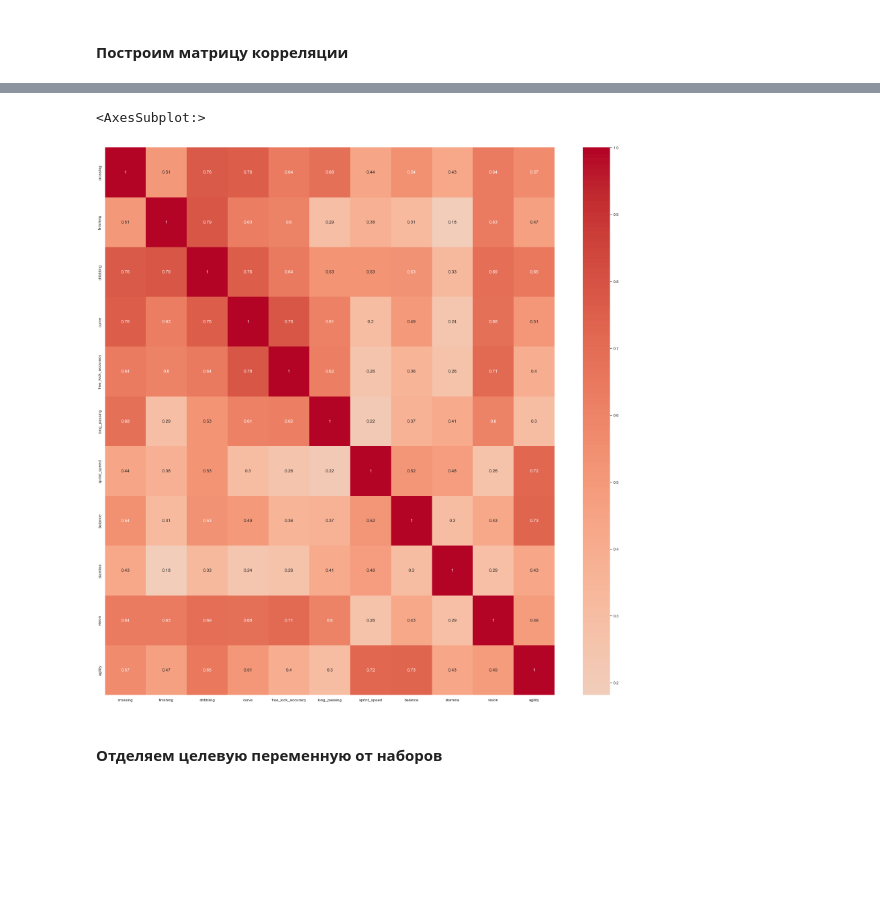
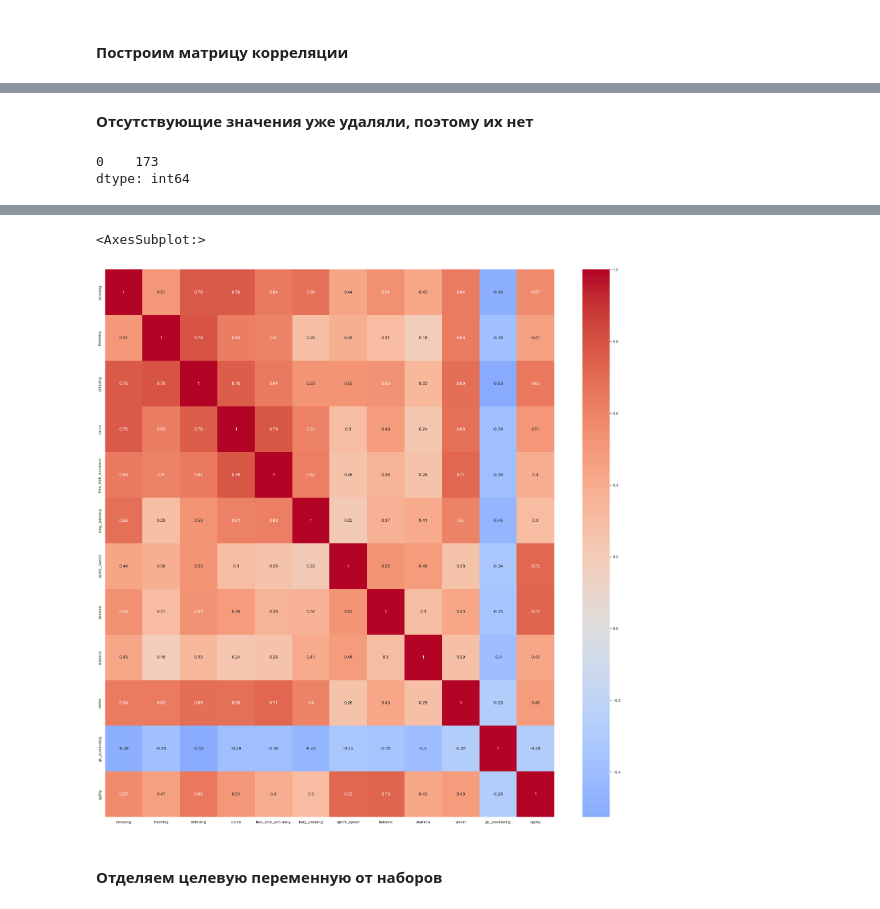
Before and after one commit to AlexUfnif/ml-intro-task3, a Jupyter notebook: linear_regression.ipynb, the cells around one changed output, grey strips where cells are left out. Drawn from its saved outputs; the diff is of its cells as text; code cells hidden in the pictures; blank space fills up the shorter version.

```diff
--- a/linear_regression.ipynb
+++ b/linear_regression.ipynb
@@ -1856,8 +1856,20 @@ sns.heatmap(correlation_matrix_x_train, annot=True, center=0., cmap='coolwarm')
+# %% [markdown]
+**Отсутствующие значения уже удаляли, поэтому их нет**
+# %%
+subset_12=['crossing', 'finishing', 'dribbling', 'curve', 'free_kick_accuracy', 'long_passing', \
+     'sprint_speed', 'balance', 'stamina', 'vision', 'gk_positioning']
+# %%
+df = df.dropna(subset=subset_12)
+# %%
+df.isna().sum(axis=1).value_counts()
+# %% [output]
+0    173
+dtype: int64
 # %%
 # Признаки 'positioning', 'ball_control', 'volleys', 'acceleration', 'long_shots', 'short_passing' коррелируют друг с другом. Удалим их
 
 features_task_12 = ['crossing', 'finishing', 'dribbling', 'curve', 'free_kick_accuracy', 'long_passing', \
-     'sprint_speed', 'balance', 'stamina', 'vision']
+     'sprint_speed', 'balance', 'stamina', 'vision', 'gk_positioning']
 
 correlation_matrix_x_train = df[features_task_12 + [target_task_12]].corr()
 display(correlation_matrix_x_train)
@@ -1878,6 +1891,6 @@ sns.heatmap(correlation_matrix_x_train, annot=True, center=0., cmap='coolwarm')
 | agility | 0.565675 | 0.468352 | 0.651207 | 0.509034 | 0.396155 | 0.303808 | 0.724096 | 0.730657 | ... |
 <AxesSubplot:>
-[figure, old version]
+[figure, new version]
 # %% [markdown]
 #### Отделяем целевую переменную от наборов
 # %%
```
Also changed, not shown: parts of 40 cells of this notebook, 1 other file.
